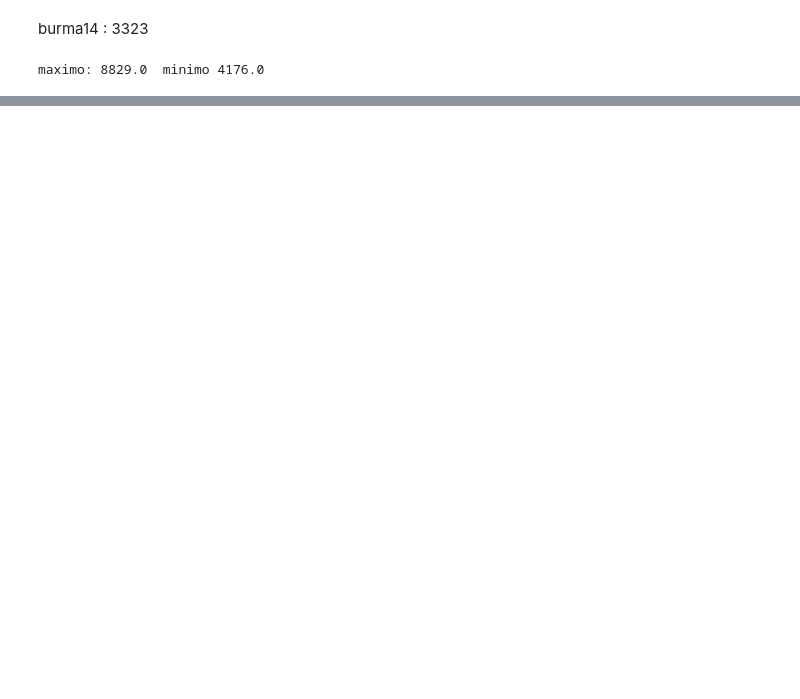
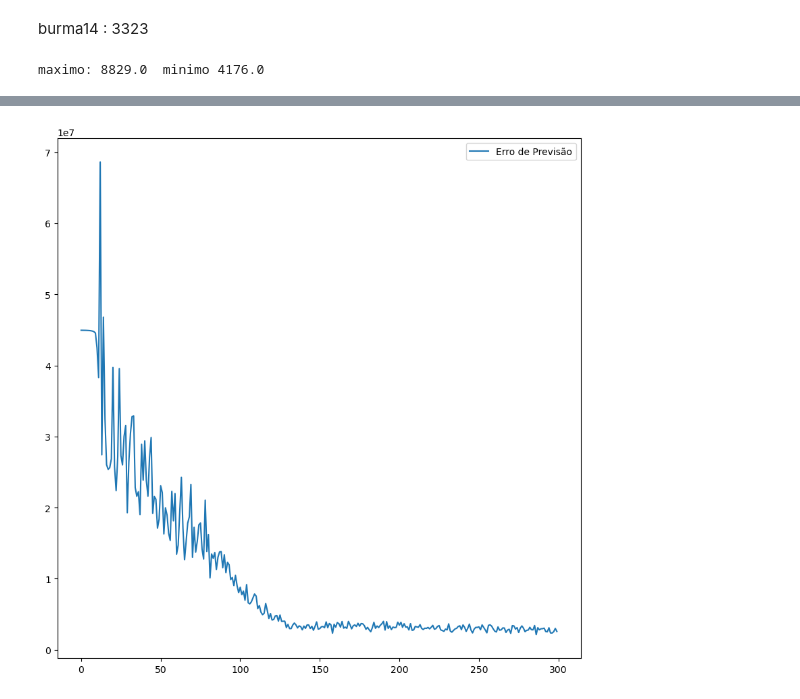
Before and after one commit to FelipeMP94/Generative-model-optimization, a Jupyter notebook: Gen_test.ipynb, the cells around one changed output, grey strips where cells are left out. Drawn from its saved outputs; the diff is of its cells as text; code cells hidden in the pictures; blank space fills up the shorter version.

```diff
--- a/Gen_test.ipynb
+++ b/Gen_test.ipynb
@@ -240,0 +163,7 @@ print(new_pop_fit)
+# %%
+plt.figure(figsize=(10,10))
+plt.plot(prediction_loss, label='Erro de Previsão')
+plt.legend()
+plt.show()
+# %% [output]
+[figure, added]
```
Also changed, not shown: parts of 39 cells of this notebook, 2 other files.
